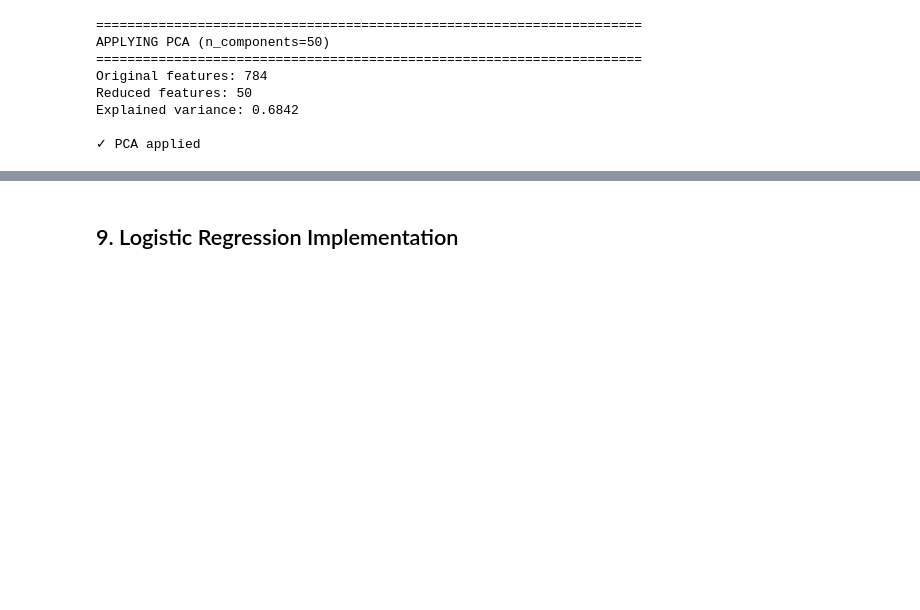
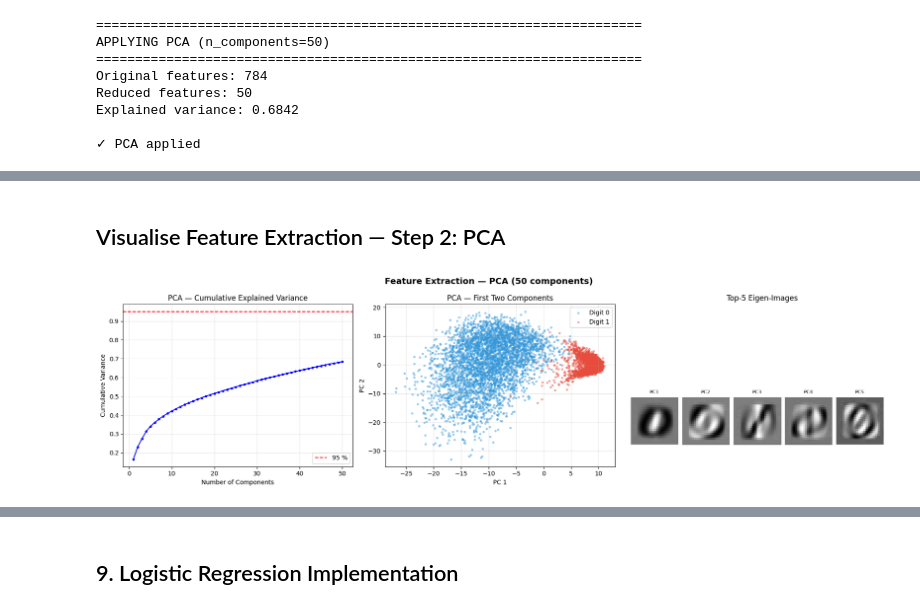
Before and after one commit to AhmedNaguib01/Machine-Learning-MNIST, a Jupyter notebook: notebooks/01_logistic_regression_complete.ipynb, the cells around one changed output, grey strips where cells are left out. Saved outputs shown, nothing was run; the diff lists cells and outputs as text; code cells hidden in the pictures; blank space fills up the shorter version.

```diff
--- a/notebooks/01_logistic_regression_complete.ipynb
+++ b/notebooks/01_logistic_regression_complete.ipynb
@@ -221,0 +294,39 @@ Explained variance: 0.6842
+# %% [markdown]
+## Visualise Feature Extraction — Step 2: PCA
+# %%
+# ── PCA visualisation ─────────────────────────────────────────────────
+fig, axes = plt.subplots(1, 3, figsize=(18, 5))
+
+# 1) Cumulative explained variance
+cumvar = np.cumsum(pca.explained_variance_ratio_)
+axes[0].plot(range(1, len(cumvar)+1), cumvar, 'b-o', markersize=3)
+axes[0].set_xlabel('Number of Components'); axes[0].set_ylabel('Cumulative Variance')
+axes[0].set_title('PCA — Cumulative Explained Variance', fontsize=12)
+axes[0].axhline(y=0.95, color='r', linestyle='--', label='95 %')
+axes[0].legend(); axes[0].grid(True, alpha=0.3)
+
+# 2) 2-D scatter of first two principal components
+# Use X_train_pca (all training data after PCA) and y_train_binary as labels
+scatter_x = X_train_pca[:, 0]
+scatter_y = X_train_pca[:, 1]
+scatter_labels = y_train  # available in all notebooks at this point
+c0 = scatter_labels == 0; c1 = scatter_labels == 1
+axes[1].scatter(scatter_x[c0], scatter_y[c0], alpha=0.4, s=8, label=f'Digit {DIGIT_A}', color='#3498db')
+axes[1].scatter(scatter_x[c1], scatter_y[c1], alpha=0.4, s=8, label=f'Digit {DIGIT_B}', color='#e74c3c')
+axes[1].set_xlabel('PC 1'); axes[1].set_ylabel('PC 2')
+axes[1].set_title('PCA — First Two Components', fontsize=12)
+axes[1].legend(); axes[1].grid(True, alpha=0.3)
+
+# 3) Top-5 eigen-images (principal components reshaped back to 28×28)
+n_show = min(5, pca.n_components_)
+for k in range(n_show):
+    ax_inset = fig.add_axes([0.68 + k*0.065, 0.15, 0.06, 0.35])
+    ax_inset.imshow(pca.components_[k].reshape(28, 28), cmap='gray')
+    ax_inset.set_title(f'PC{k+1}', fontsize=8); ax_inset.axis('off')
+axes[2].axis('off')
+axes[2].set_title('Top-5 Eigen-Images', fontsize=12)
+
+plt.suptitle(f'Feature Extraction — PCA ({PCA_COMPONENTS} components)', fontsize=14, fontweight='bold')
+plt.tight_layout(); plt.show()
+# %% [output]
+[figure, added]
```
Also changed, not shown: parts of 8 cells of this notebook, 3 other files.
